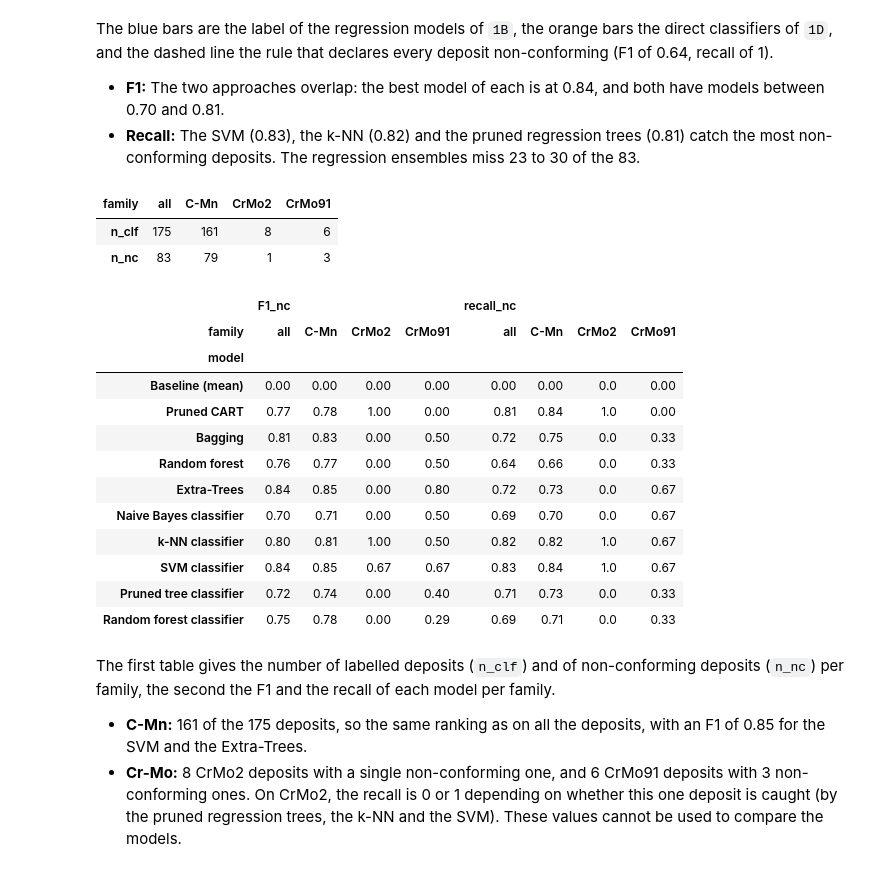
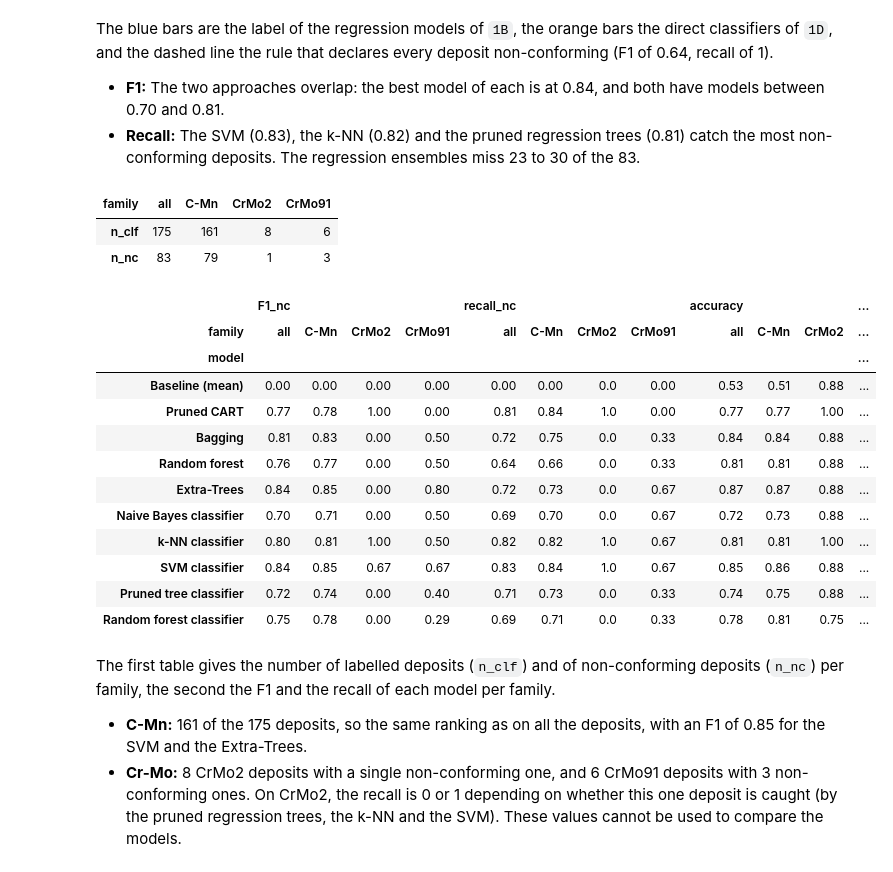
Before and after one commit to K3YB04RD-w4rri0r/ml-soldering-prediction, a Jupyter notebook: modeling/1D_direct_classification/1D_direct_classification.ipynb, the cells around one changed output. Drawn from its saved outputs; the diff is of its cells as text; code cells hidden in the pictures.

```diff
--- a/modeling/1D_direct_classification/1D_direct_classification.ipynb
+++ b/modeling/1D_direct_classification/1D_direct_classification.ipynb
@@ -117,24 +117,24 @@ The blue bars are the label of the regression models of `1B`, the orange bars th
 # %%
 display(label.xs("Baseline (mean)", level="model")[["n_clf", "n_nc"]].T)
 
-label[["F1_nc", "recall_nc"]].unstack("family").reindex(index=models).reindex(columns=REPORT_FAMILIES, level="family").round(2)
+label[["F1_nc", "recall_nc", "accuracy", "precision_good"]].unstack("family").reindex(index=models).reindex(columns=REPORT_FAMILIES, level="family").round(2)
 # %% [output]
 | family | all | C-Mn | CrMo2 | CrMo91 |
 | n_clf | 175 | 161 | 8 | 6 |
 | n_nc | 83 | 79 | 1 | 3 |
-|  | F1_nc |  |  |  | recall_nc |  |  |  |
-| family | all | C-Mn | CrMo2 | CrMo91 | all | C-Mn | CrMo2 | CrMo91 |
-| model |  |  |  |  |  |  |  |  |
-| Baseline (mean) | 0.00 | 0.00 | 0.00 | 0.00 | 0.00 | 0.00 | 0.0 | 0.00 |
-| Pruned CART | 0.77 | 0.78 | 1.00 | 0.00 | 0.81 | 0.84 | 1.0 | 0.00 |
-| Bagging | 0.81 | 0.83 | 0.00 | 0.50 | 0.72 | 0.75 | 0.0 | 0.33 |
-| Random forest | 0.76 | 0.77 | 0.00 | 0.50 | 0.64 | 0.66 | 0.0 | 0.33 |
-| Extra-Trees | 0.84 | 0.85 | 0.00 | 0.80 | 0.72 | 0.73 | 0.0 | 0.67 |
-| Naive Bayes classifier | 0.70 | 0.71 | 0.00 | 0.50 | 0.69 | 0.70 | 0.0 | 0.67 |
-| k-NN classifier | 0.80 | 0.81 | 1.00 | 0.50 | 0.82 | 0.82 | 1.0 | 0.67 |
-| SVM classifier | 0.84 | 0.85 | 0.67 | 0.67 | 0.83 | 0.84 | 1.0 | 0.67 |
-| Pruned tree classifier | 0.72 | 0.74 | 0.00 | 0.40 | 0.71 | 0.73 | 0.0 | 0.33 |
-| Random forest classifier | 0.75 | 0.78 | 0.00 | 0.29 | 0.69 | 0.71 | 0.0 | 0.33 |
+|  | F1_nc |  |  |  | recall_nc |  |  |  | accuracy |  |  | ... |
+| family | all | C-Mn | CrMo2 | CrMo91 | all | C-Mn | CrMo2 | CrMo91 | all | C-Mn | CrMo2 | ... |
+| model |  |  |  |  |  |  |  |  |  |  |  | ... |
+| Baseline (mean) | 0.00 | 0.00 | 0.00 | 0.00 | 0.00 | 0.00 | 0.0 | 0.00 | 0.53 | 0.51 | 0.88 | ... |
+| Pruned CART | 0.77 | 0.78 | 1.00 | 0.00 | 0.81 | 0.84 | 1.0 | 0.00 | 0.77 | 0.77 | 1.00 | ... |
+| Bagging | 0.81 | 0.83 | 0.00 | 0.50 | 0.72 | 0.75 | 0.0 | 0.33 | 0.84 | 0.84 | 0.88 | ... |
+| Random forest | 0.76 | 0.77 | 0.00 | 0.50 | 0.64 | 0.66 | 0.0 | 0.33 | 0.81 | 0.81 | 0.88 | ... |
+| Extra-Trees | 0.84 | 0.85 | 0.00 | 0.80 | 0.72 | 0.73 | 0.0 | 0.67 | 0.87 | 0.87 | 0.88 | ... |
+| Naive Bayes classifier | 0.70 | 0.71 | 0.00 | 0.50 | 0.69 | 0.70 | 0.0 | 0.67 | 0.72 | 0.73 | 0.88 | ... |
+| k-NN classifier | 0.80 | 0.81 | 1.00 | 0.50 | 0.82 | 0.82 | 1.0 | 0.67 | 0.81 | 0.81 | 1.00 | ... |
+| SVM classifier | 0.84 | 0.85 | 0.67 | 0.67 | 0.83 | 0.84 | 1.0 | 0.67 | 0.85 | 0.86 | 0.88 | ... |
+| Pruned tree classifier | 0.72 | 0.74 | 0.00 | 0.40 | 0.71 | 0.73 | 0.0 | 0.33 | 0.74 | 0.75 | 0.88 | ... |
+| Random forest classifier | 0.75 | 0.78 | 0.00 | 0.29 | 0.69 | 0.71 | 0.0 | 0.33 | 0.78 | 0.81 | 0.75 | ... |
 # %% [markdown]
 The first table gives the number of labelled deposits (`n_clf`) and of non-conforming deposits (`n_nc`) per family, the second the F1 and the recall of each model per family.
 
```
Also changed, not shown: parts of 1 cell of this notebook, 11 other files.
